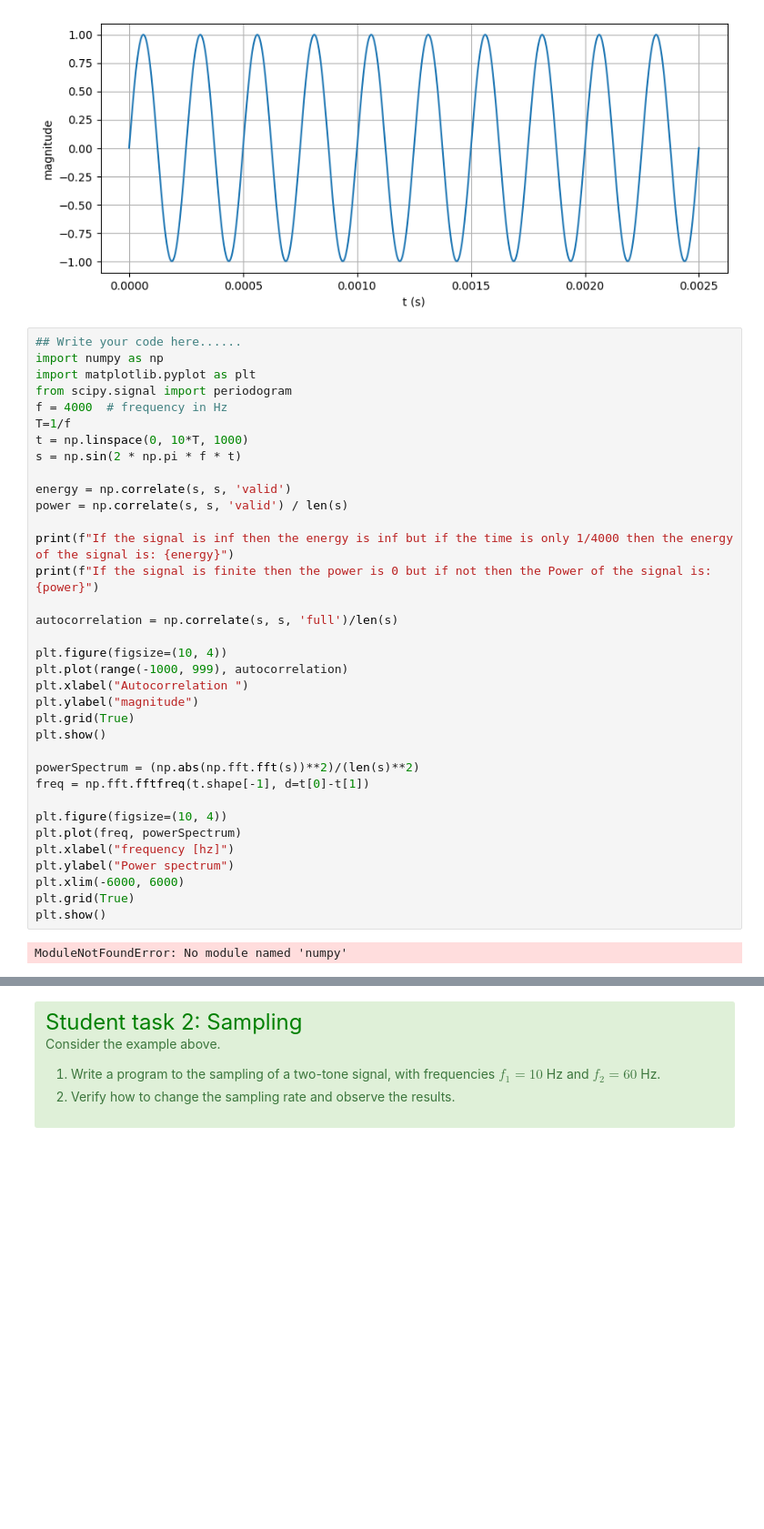
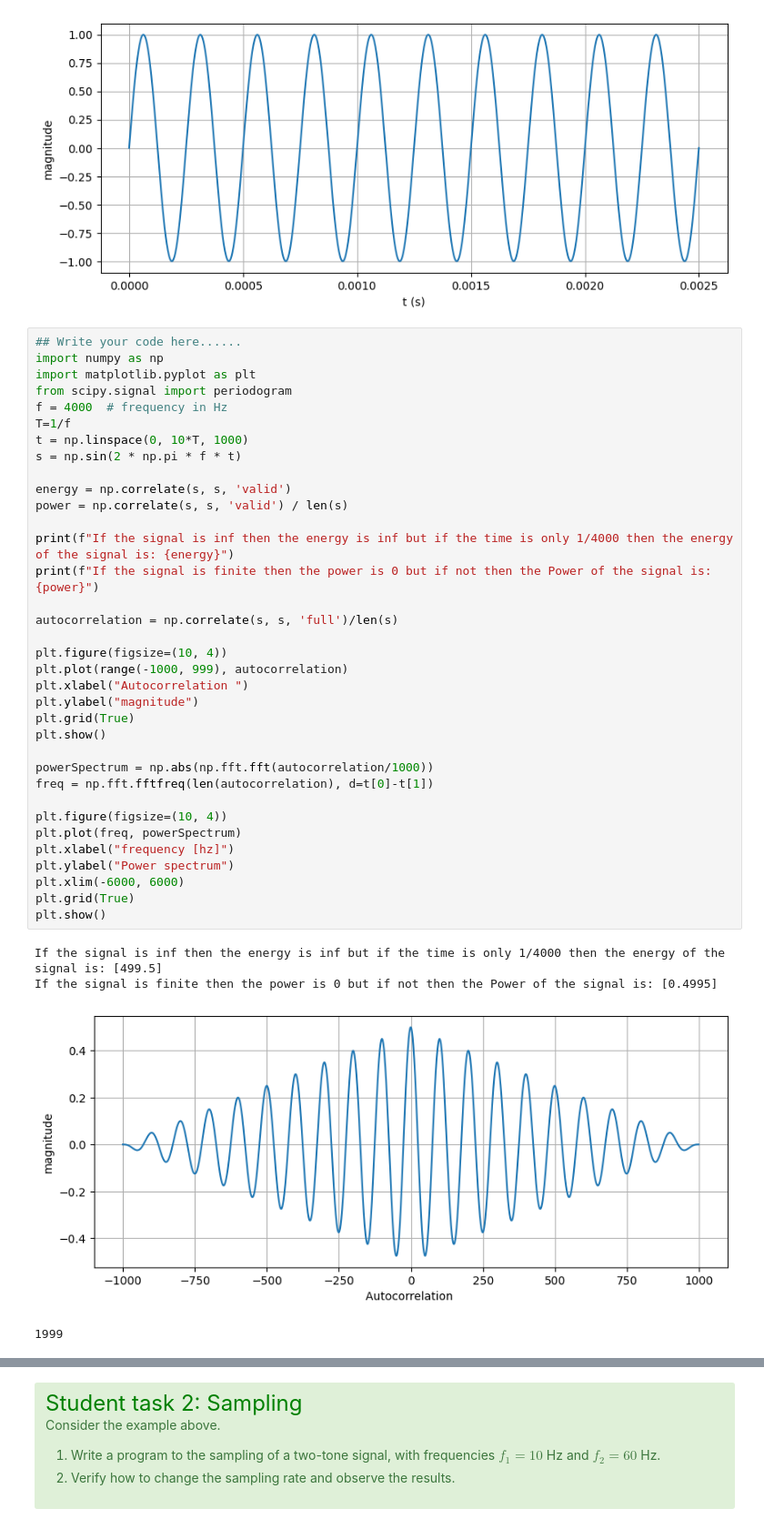
Before and after one commit to mattemario1/TSKS35-Information_and_comunication_Labs, a Jupyter notebook: Lab2final.ipynb, the cells around one changed output, grey strips where cells are left out. Shown: that part at 91% size. Cells and saved outputs as stored; diff of their text form; blank space fills up the shorter version.

```diff
--- a/Lab2final.ipynb
+++ b/Lab2final.ipynb
@@ -53,33 +53,36 @@ import matplotlib.pyplot as plt
 from scipy.signal import periodogram
 f = 4000  # frequency in Hz
 T=1/f
 t = np.linspace(0, 10*T, 1000)
 s = np.sin(2 * np.pi * f * t)
 
 energy = np.correlate(s, s, 'valid')
 power = np.correlate(s, s, 'valid') / len(s)
 
 print(f"If the signal is inf then the energy is inf but if the time is only 1/4000 then the energy of the signal is: {energy}")
 print(f"If the signal is finite then the power is 0 but if not then the Power of the signal is: {power}")
 
 autocorrelation = np.correlate(s, s, 'full')/len(s)
 
 plt.figure(figsize=(10, 4))
 plt.plot(range(-1000, 999), autocorrelation)
 plt.xlabel("Autocorrelation ")
 plt.ylabel("magnitude")
 plt.grid(True)
 plt.show()
 
-powerSpectrum = (np.abs(np.fft.fft(s))**2)/(len(s)**2)
-freq = np.fft.fftfreq(t.shape[-1], d=t[0]-t[1])
+powerSpectrum = np.abs(np.fft.fft(autocorrelation/1000))
+freq = np.fft.fftfreq(len(autocorrelation), d=t[0]-t[1])
 
 plt.figure(figsize=(10, 4))
 plt.plot(freq, powerSpectrum)
 plt.xlabel("frequency [hz]")
 plt.ylabel("Power spectrum")
 plt.xlim(-6000, 6000)
 plt.grid(True)
 plt.show()
 # %% [output]
-ModuleNotFoundError: No module named 'numpy'
+If the signal is inf then the energy is inf but if the time is only 1/4000 then the energy of the signal is: [499.5]
+If the signal is finite then the power is 0 but if not then the Power of the signal is: [0.4995]
+[figure, added]
+1999
```
Also changed, not shown: parts of 5 cells of this notebook, 2 other files.
